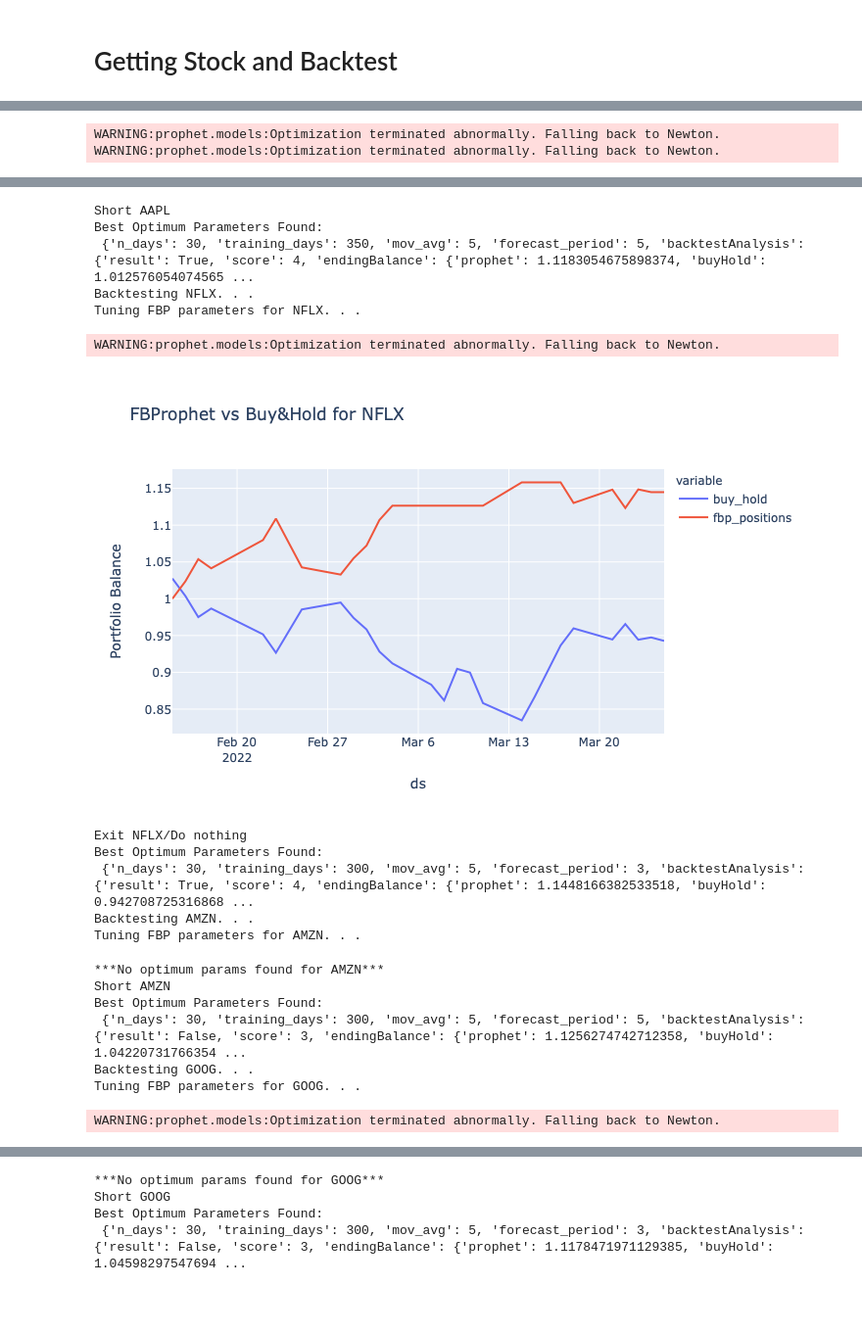
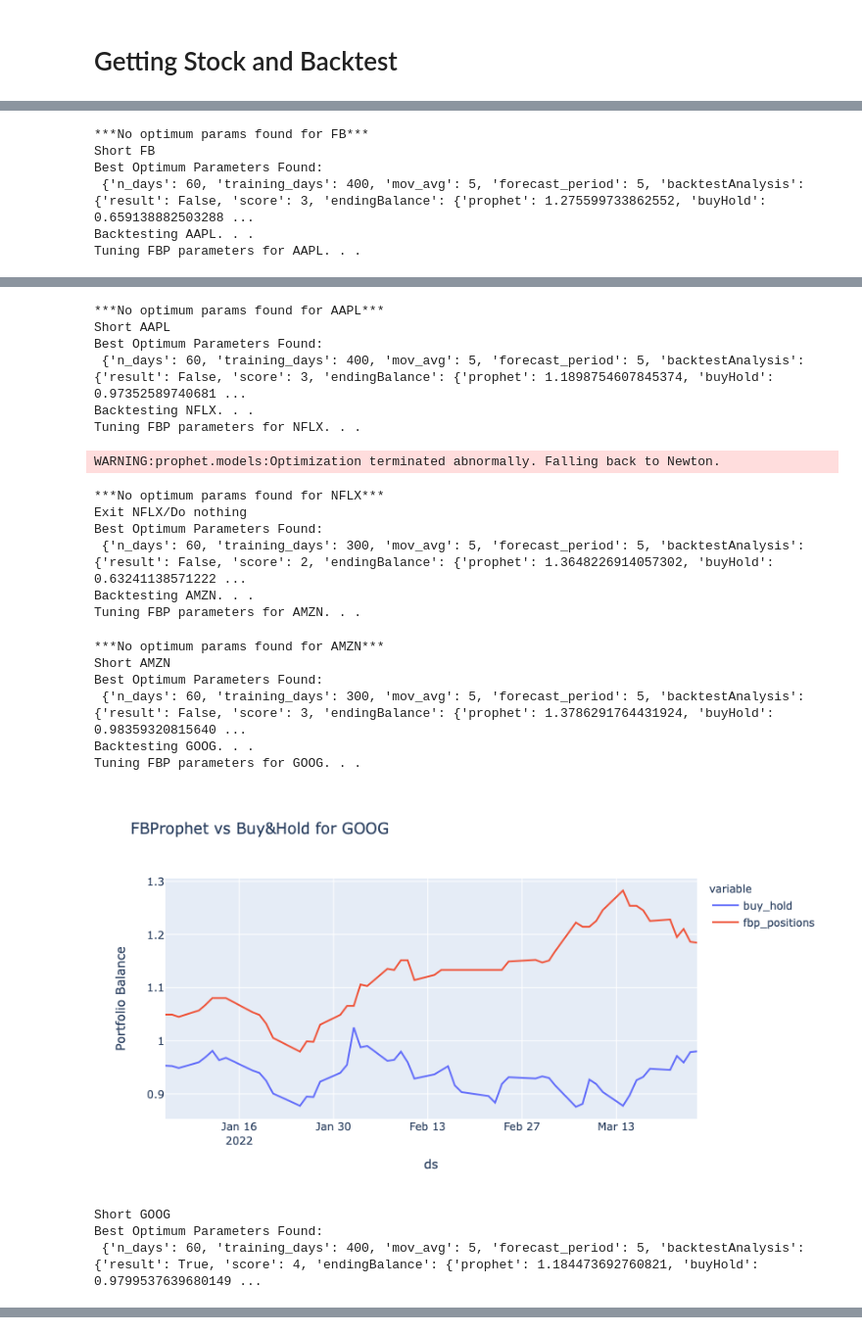
Before and after one commit to marcosan93/Medium-Misc-Tutorials, a Jupyter notebook: Stock-Market-Tutorials/autoBacktest.ipynb, the cells around one changed output, grey strips where cells are left out. Shown at 98% size. Saved outputs shown, nothing was run; the diff lists cells and outputs as text; code cells hidden in the pictures; blank space fills up the shorter version.

Commit message:
changed values for qualifications in risk analysis

```diff
--- a/Stock-Market-Tutorials/autoBacktest.ipynb
+++ b/Stock-Market-Tutorials/autoBacktest.ipynb
@@ -240,15 +236,15 @@ def riskAnalysis(performance):
         score += 1
 
     # How often fbp outperformed buy and hold
-    if diff>.9:
+    if diff>.95:
         score += 1
 
     # How often fbp had returns greater than the initial portfolio balance
-    if beat_bal>.9:
+    if beat_bal>.8:
         score += 1
 
     # How often fbp had positive upward trend
-    if uptrend>.65:
+    if uptrend>.6:
         score += 1
 
     # Dictionary containing values
@@ -529,13 +515,13 @@ def getStockAndBacktest(stock, n_days_lst, training_days_lst, mov_avg_lst, forec
     return
 # %%
 # Lists of different params to test
-n_days_lst = [30]
+n_days_lst = [60]
 
-training_days_lst = [250,300, 350]
+training_days_lst = [200,300,400,500]
 
 mov_avg_lst = [5]
 
-forecast_period_lst = [3, 5]
+forecast_period_lst = [5]
 
 for i in ["FB", "AAPL", "NFLX", "AMZN", "GOOG"]:
 
@@ -551,5 +537,9 @@ Backtesting FB. . .
 Tuning FBP parameters for FB. . .
 WARNING:prophet.models:Optimization terminated abnormally. Falling back to Newton.
 WARNING:prophet.models:Optimization terminated abnormally. Falling back to Newton.
-WARNING:prophet.models:Optimization terminated abnormally. Falling back to Newton.
-WARNING:prophet.models:Optimization terminated abnormally. Falling back to Newton.
+***No optimum params found for FB***
+Short FB
+Best Optimum Parameters Found:
+ {'n_days': 60, 'training_days': 400, 'mov_avg': 5, 'forecast_period': 5, 'backtestAnalysis': {'result': False, 'score': 3, 'endingBalance': {'prophet': 1.275599733862552, 'buyHold': 0.659138882503288 ...
+Backtesting AAPL. . .
+Tuning FBP parameters for AAPL. . .
@@ -563,19 +547,23 @@ Tuning FBP parameters for AAPL. . .
+***No optimum params found for AAPL***
 Short AAPL
 Best Optimum Parameters Found:
- {'n_days': 30, 'training_days': 350, 'mov_avg': 5, 'forecast_period': 5, 'backtestAnalysis': {'result': True, 'score': 4, 'endingBalance': {'prophet': 1.1183054675898374, 'buyHold': 1.012576054074565 ...
+ {'n_days': 60, 'training_days': 400, 'mov_avg': 5, 'forecast_period': 5, 'backtestAnalysis': {'result': False, 'score': 3, 'endingBalance': {'prophet': 1.1898754607845374, 'buyHold': 0.97352589740681 ...
 Backtesting NFLX. . .
 Tuning FBP parameters for NFLX. . .
 WARNING:prophet.models:Optimization terminated abnormally. Falling back to Newton.
-[figure, removed]
+***No optimum params found for NFLX***
 Exit NFLX/Do nothing
 Best Optimum Parameters Found:
- {'n_days': 30, 'training_days': 300, 'mov_avg': 5, 'forecast_period': 3, 'backtestAnalysis': {'result': True, 'score': 4, 'endingBalance': {'prophet': 1.1448166382533518, 'buyHold': 0.942708725316868 ...
+ {'n_days': 60, 'training_days': 300, 'mov_avg': 5, 'forecast_period': 5, 'backtestAnalysis': {'result': False, 'score': 2, 'endingBalance': {'prophet': 1.3648226914057302, 'buyHold': 0.63241138571222 ...
 Backtesting AMZN. . .
 Tuning FBP parameters for AMZN. . .
 ***No optimum params found for AMZN***
 Short AMZN
 Best Optimum Parameters Found:
- {'n_days': 30, 'training_days': 300, 'mov_avg': 5, 'forecast_period': 5, 'backtestAnalysis': {'result': False, 'score': 3, 'endingBalance': {'prophet': 1.1256274742712358, 'buyHold': 1.04220731766354 ...
+ {'n_days': 60, 'training_days': 300, 'mov_avg': 5, 'forecast_period': 5, 'backtestAnalysis': {'result': False, 'score': 3, 'endingBalance': {'prophet': 1.3786291764431924, 'buyHold': 0.98359320815640 ...
 Backtesting GOOG. . .
 Tuning FBP parameters for GOOG. . .
+[figure, new version]
-WARNING:prophet.models:Optimization terminated abnormally. Falling back to Newton.
+Short GOOG
+Best Optimum Parameters Found:
+ {'n_days': 60, 'training_days': 400, 'mov_avg': 5, 'forecast_period': 5, 'backtestAnalysis': {'result': True, 'score': 4, 'endingBalance': {'prophet': 1.184473692760821, 'buyHold': 0.9799537639680149 ...
@@ -583,4 +569,0 @@ WARNING:prophet.models:Optimization terminated abnormally. Falling back to Newto
-***No optimum params found for GOOG***
-Short GOOG
-Best Optimum Parameters Found:
- {'n_days': 30, 'training_days': 300, 'mov_avg': 5, 'forecast_period': 3, 'backtestAnalysis': {'result': False, 'score': 3, 'endingBalance': {'prophet': 1.1178471971129385, 'buyHold': 1.04598297547694 ...
```
Also changed, not shown: parts of 4 cells of this notebook.
